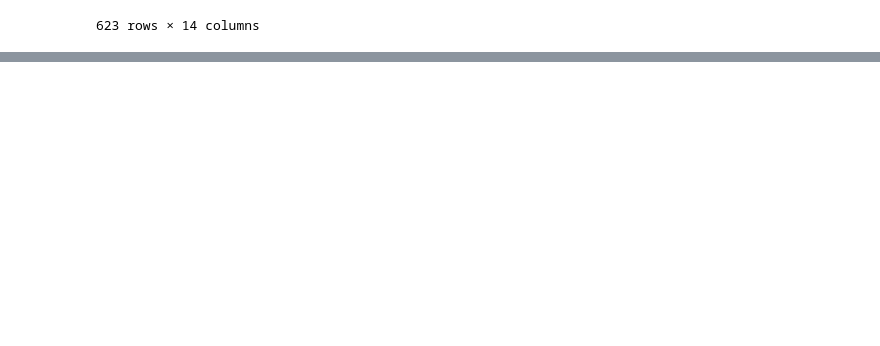
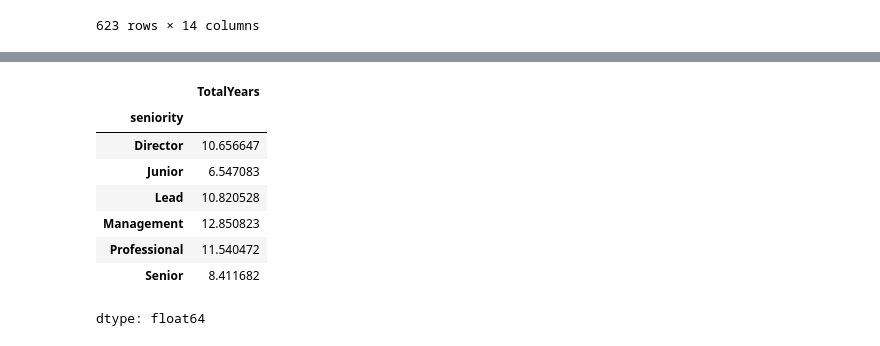
Before and after one commit to E-tech-coder/DataScienceCapstoneProject, a Jupyter notebook: RuleBasedSeniority.ipynb, the cells around one changed output, grey strips where cells are left out. Drawn from its saved outputs; the diff is of its cells as text; code cells hidden in the pictures; blank space fills up the shorter version.

```diff
--- a/RuleBasedSeniority.ipynb
+++ b/RuleBasedSeniority.ipynb
@@ -303,0 +334,15 @@ df_years
+# %%
+# This table calculates the average years of each seniority if a person stays in the same company
+avg_year = df_years.groupby("seniority")["TotalYears"].mean().copy()
+# %%
+avg_year
+# %% [output]
+|  | TotalYears |
+| seniority |  |
+| Director | 10.656647 |
+| Junior | 6.547083 |
+| Lead | 10.820528 |
+| Management | 12.850823 |
+| Professional | 11.540472 |
+| Senior | 8.411682 |
+dtype: float64
```
Also changed, not shown: parts of 9 cells of this notebook.
